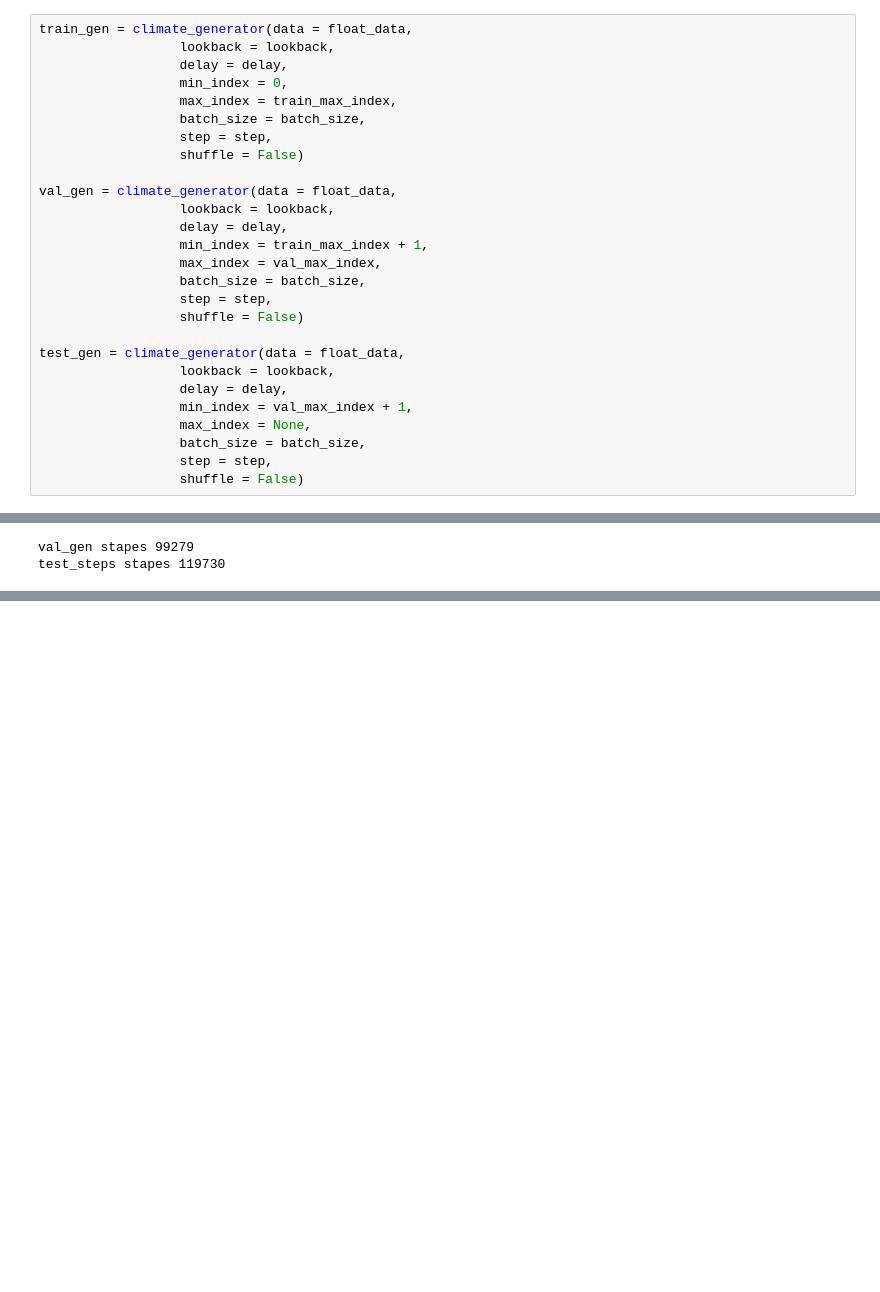
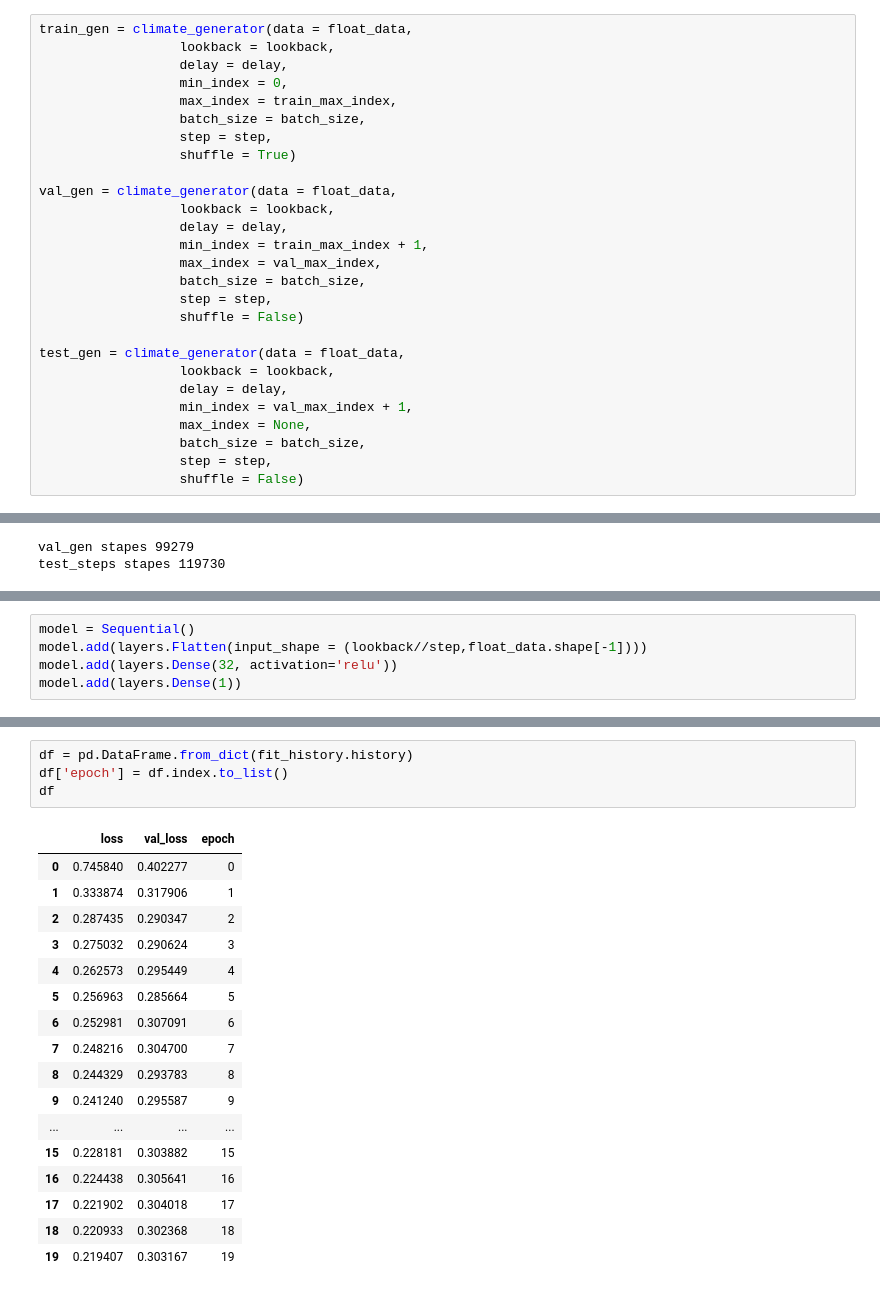
Before and after one commit to lmaczews/keras, a Jupyter notebook: notebooks/climate_time_series_anlaysis.ipynb, the cells around one changed output, grey strips where cells are left out. Drawn from its saved outputs; the diff is of its cells as text; blank space fills up the shorter version.

```diff
--- a/notebooks/climate_time_series_anlaysis.ipynb
+++ b/notebooks/climate_time_series_anlaysis.ipynb
@@ -94,7 +145,7 @@ train_gen = climate_generator(data = float_data,
                   max_index = train_max_index,
                   batch_size = batch_size,
                   step = step,
-                  shuffle = False)
+                  shuffle = True)
 
 val_gen = climate_generator(data = float_data,
                   lookback = lookback,
@@ -124,0 +185,5 @@ test_steps stapes 119730
+# %%
+model = Sequential()
+model.add(layers.Flatten(input_shape = (lookback//step,float_data.shape[-1])))
+model.add(layers.Dense(32, activation='relu'))
+model.add(layers.Dense(1))
@@ -124,0 +240,22 @@ test_steps stapes 119730
+# %%
+df = pd.DataFrame.from_dict(fit_history.history)
+df['epoch'] = df.index.to_list()
+df
+# %% [output]
+|  | loss | val_loss | epoch |
+| 0 | 0.745840 | 0.402277 | 0 |
+| 1 | 0.333874 | 0.317906 | 1 |
+| 2 | 0.287435 | 0.290347 | 2 |
+| 3 | 0.275032 | 0.290624 | 3 |
+| 4 | 0.262573 | 0.295449 | 4 |
+| 5 | 0.256963 | 0.285664 | 5 |
+| 6 | 0.252981 | 0.307091 | 6 |
+| 7 | 0.248216 | 0.304700 | 7 |
+| 8 | 0.244329 | 0.293783 | 8 |
+| 9 | 0.241240 | 0.295587 | 9 |
+| ... | ... | ... | ... |
+| 15 | 0.228181 | 0.303882 | 15 |
+| 16 | 0.224438 | 0.305641 | 16 |
+| 17 | 0.221902 | 0.304018 | 17 |
+| 18 | 0.220933 | 0.302368 | 18 |
+| 19 | 0.219407 | 0.303167 | 19 |
```
Also changed, not shown: parts of 25 cells of this notebook.
